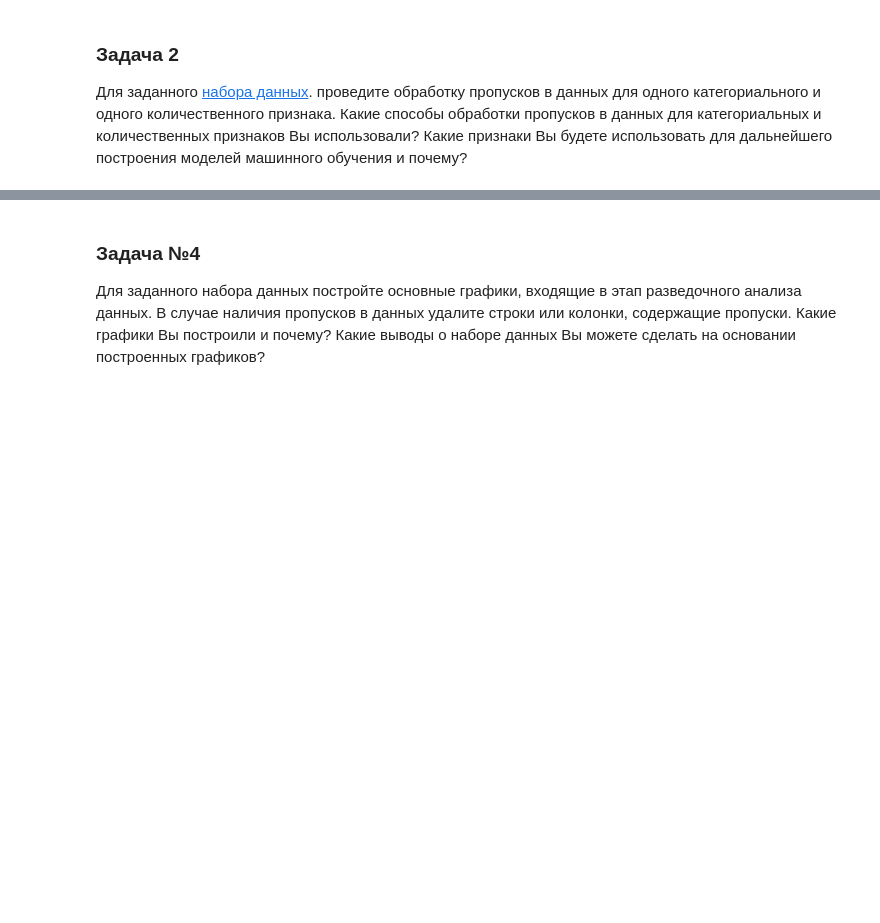
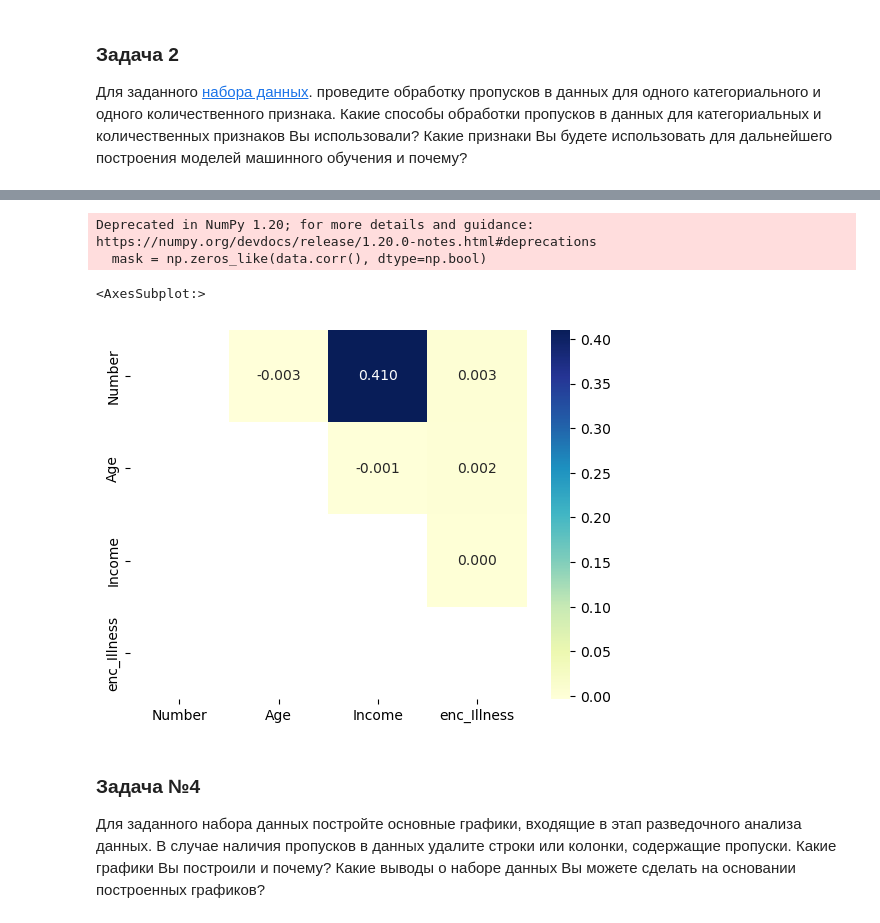
Before and after one commit to KZLZG/TML, a Jupyter notebook: RK1/rk1.ipynb, the cells around one changed output, grey strips where cells are left out. Drawn from its saved outputs; the diff is of its cells as text; code cells hidden in the pictures; blank space fills up the shorter version.

```diff
--- a/RK1/rk1.ipynb
+++ b/RK1/rk1.ipynb
@@ -56,0 +66,4 @@ Illness - 0
+# %%
+le = LabelEncoder()
+data_enc_le = le.fit_transform(data['Illness'])
+np.unique(data_enc_le)
@@ -56,0 +76,3 @@ Illness - 0
+# %%
+data['enc_Illness'] = data_enc_le
+data.head(15)
@@ -75,3 +119,16 @@ for i in chosen_idx:
+# %%
+# Треугольный вариант матрицы
+mask = np.zeros_like(data.corr(), dtype=np.bool)
+# чтобы оставить нижнюю часть матрицы
+# mask[np.triu_indices_from(mask)] = True
+# чтобы оставить верхнюю часть матрицы
+mask[np.tril_indices_from(mask)] = True
+sns.heatmap(data.corr(), mask=mask, annot=True, fmt='.3f', cmap='YlGnBu')
+# %% [output]
+Deprecated in NumPy 1.20; for more details and guidance: https://numpy.org/devdocs/release/1.20.0-notes.html#deprecations
+  mask = np.zeros_like(data.corr(), dtype=np.bool)
+<AxesSubplot:>
+[figure, added]
 # %% [markdown]
 ### Задача №4
 Для заданного набора данных постройте основные графики, входящие в этап разведочного анализа данных. В случае наличия пропусков в данных удалите строки или колонки, содержащие пропуски. Какие графики Вы построили и почему? Какие выводы о наборе данных Вы можете сделать на основании построенных графиков?
```
Also changed, not shown: parts of 9 cells of this notebook.
